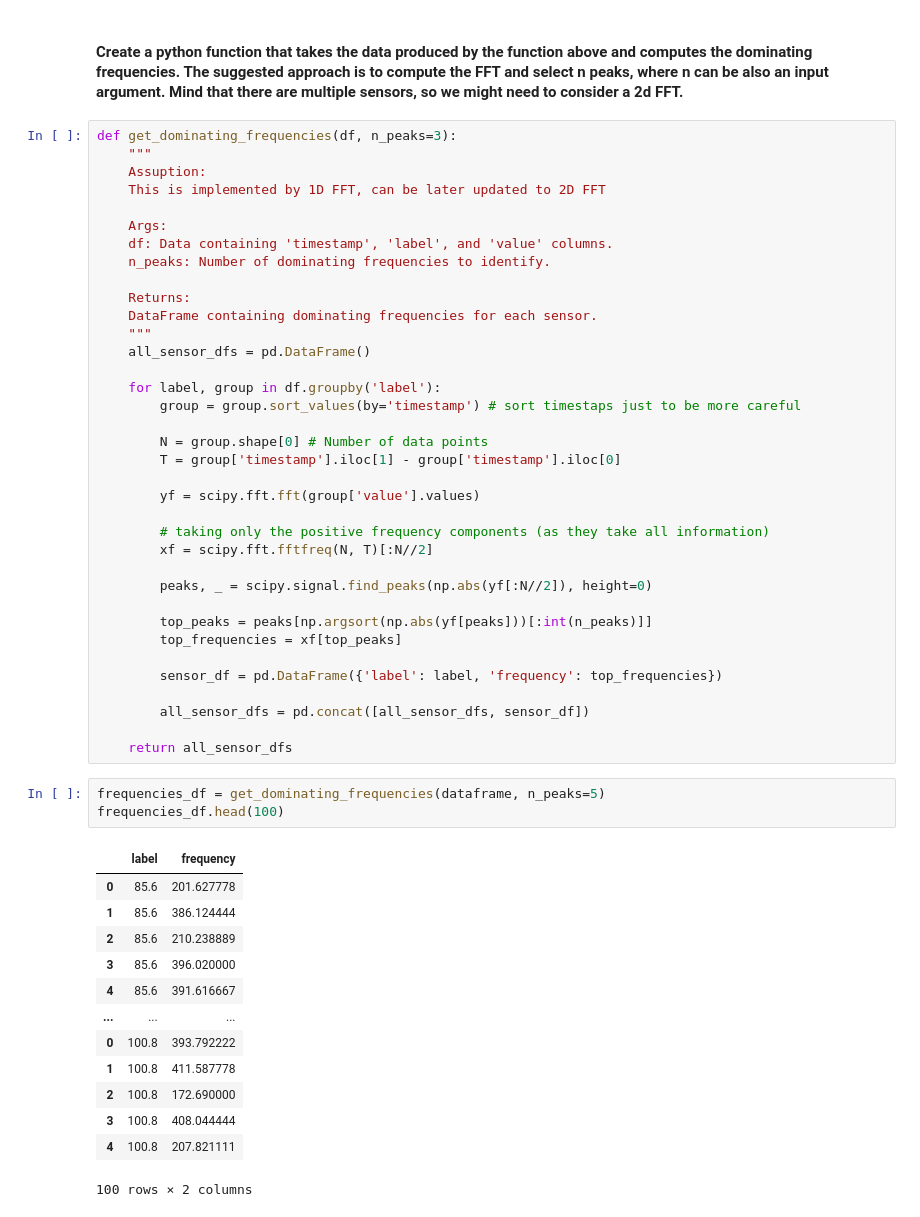
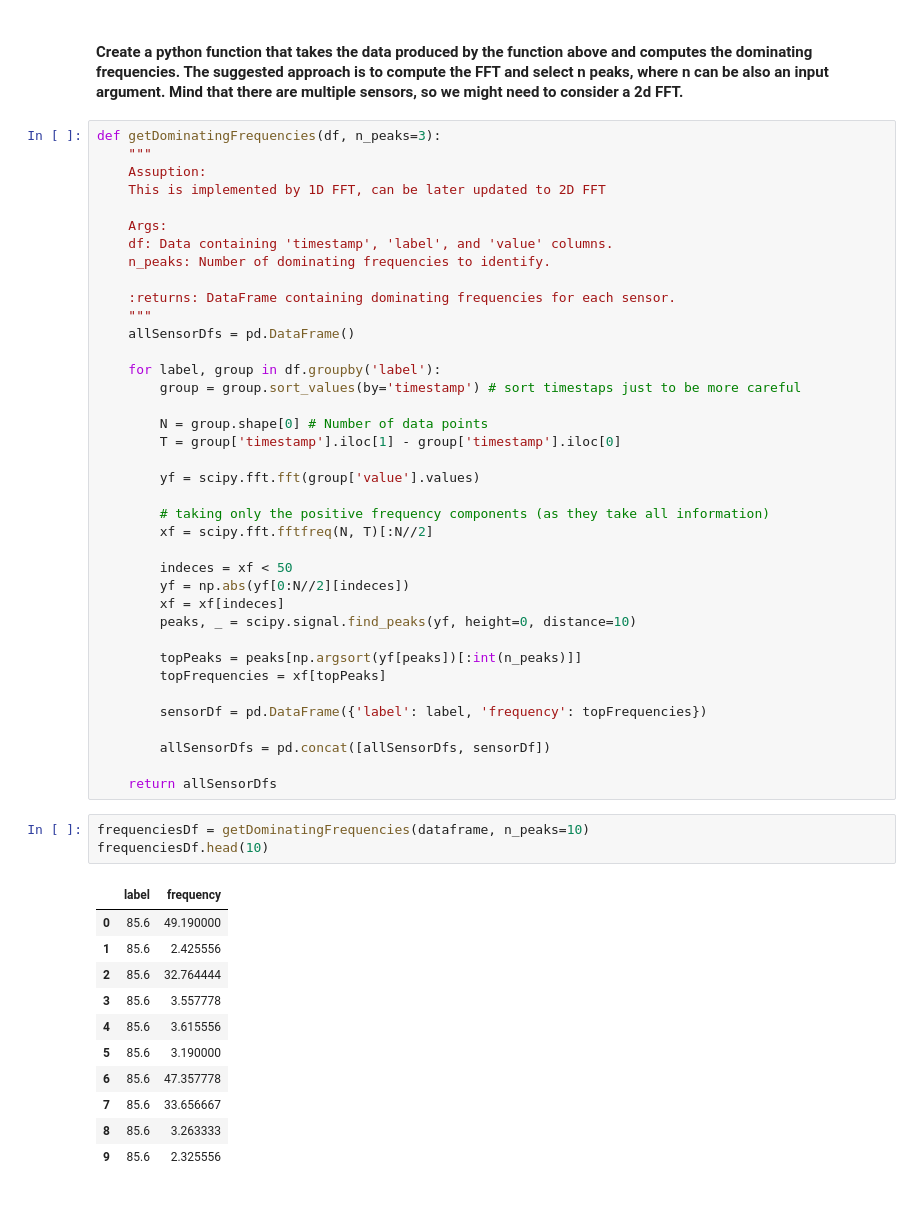
Before and after one commit to shayansss/sample_task, a Jupyter notebook: samples.ipynb, the cells around one changed output. Saved outputs shown, nothing was run; the diff lists cells and outputs as text.

```diff
--- a/samples.ipynb
+++ b/samples.ipynb
@@ -122,7 +142,7 @@ dataframe.head()
 # %% [markdown]
 #### Create a python function that takes the data produced by the function above and computes the dominating frequencies. The suggested approach is to compute the FFT and select n peaks, where n can be also an input argument. Mind that there are multiple sensors, so we might need to consider a 2d FFT.
 # %%
-def get_dominating_frequencies(df, n_peaks=3):
+def getDominatingFrequencies(df, n_peaks=3):
     """
     Assuption:
     This is implemented by 1D FFT, can be later updated to 2D FFT
@@ -131,10 +151,9 @@ def get_dominating_frequencies(df, n_peaks=3):
     df: Data containing 'timestamp', 'label', and 'value' columns.
     n_peaks: Number of dominating frequencies to identify.
 
-    Returns:
-    DataFrame containing dominating frequencies for each sensor.
+    :returns: DataFrame containing dominating frequencies for each sensor.
     """
-    all_sensor_dfs = pd.DataFrame()
+    allSensorDfs = pd.DataFrame()
 
     for label, group in df.groupby('label'):
         group = group.sort_values(by='timestamp') # sort timestaps just to be more careful
@@ -147,30 +166,31 @@ def get_dominating_frequencies(df, n_peaks=3):
         # taking only the positive frequency components (as they take all information)
         xf = scipy.fft.fftfreq(N, T)[:N//2]
 
-        peaks, _ = scipy.signal.find_peaks(np.abs(yf[:N//2]), height=0)
+        indeces = xf < 50
+        yf = np.abs(yf[0:N//2][indeces])
+        xf = xf[indeces]
+        peaks, _ = scipy.signal.find_peaks(yf, height=0, distance=10)
 
-        top_peaks = peaks[np.argsort(np.abs(yf[peaks]))[:int(n_peaks)]]
-        top_frequencies = xf[top_peaks]
+        topPeaks = peaks[np.argsort(yf[peaks])[:int(n_peaks)]]
+        topFrequencies = xf[topPeaks]
 
-        sensor_df = pd.DataFrame({'label': label, 'frequency': top_frequencies})
+        sensorDf = pd.DataFrame({'label': label, 'frequency': topFrequencies})
 
-        all_sensor_dfs = pd.concat([all_sensor_dfs, sensor_df])
+        allSensorDfs = pd.concat([allSensorDfs, sensorDf])
 
-    return all_sensor_dfs
+    return allSensorDfs
-# %%
-frequencies_df = get_dominating_frequencies(dataframe, n_peaks=5)
-frequencies_df.head(100)
-# %% [output]
-|  | label | frequency |
-| 0 | 85.6 | 201.627778 |
-| 1 | 85.6 | 386.124444 |
-| 2 | 85.6 | 210.238889 |
-| 3 | 85.6 | 396.020000 |
-| 4 | 85.6 | 391.616667 |
-| ... | ... | ... |
-| 0 | 100.8 | 393.792222 |
-| 1 | 100.8 | 411.587778 |
-| 2 | 100.8 | 172.690000 |
-| 3 | 100.8 | 408.044444 |
-| 4 | 100.8 | 207.821111 |
-100 rows × 2 columns
+# %%
+frequenciesDf = getDominatingFrequencies(dataframe, n_peaks=10)
+frequenciesDf.head(10)
+# %% [output]
+|  | label | frequency |
+| 0 | 85.6 | 49.190000 |
+| 1 | 85.6 | 2.425556 |
+| 2 | 85.6 | 32.764444 |
+| 3 | 85.6 | 3.557778 |
+| 4 | 85.6 | 3.615556 |
+| 5 | 85.6 | 3.190000 |
+| 6 | 85.6 | 47.357778 |
+| 7 | 85.6 | 33.656667 |
+| 8 | 85.6 | 3.263333 |
+| 9 | 85.6 | 2.325556 |
```
Also changed, not shown: parts of 8 cells of this notebook.
